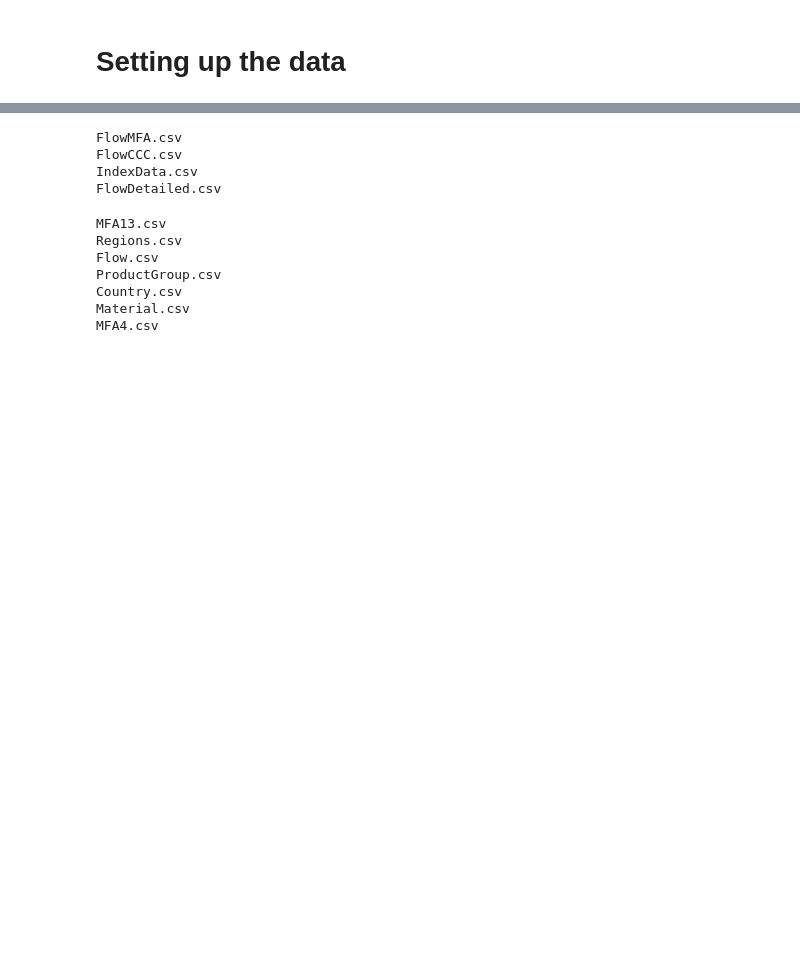
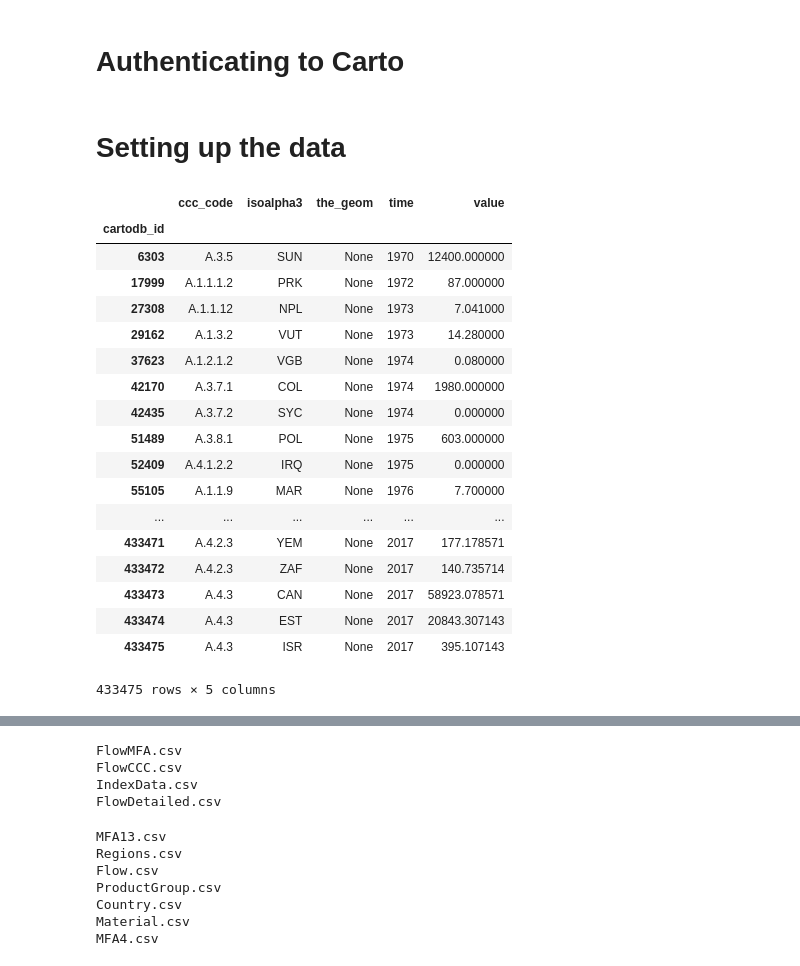
Before and after one commit to nsuberi/ResourceWatchCode, a Jupyter notebook: Notebooks for Exploring Specific Datasets/com_009 Material Flows.ipynb, the cells around one changed output, grey strips where cells are left out. Drawn from its saved outputs; the diff is of its cells as text; code cells hidden in the pictures; blank space fills up the shorter version.

```diff
--- a/Notebooks for Exploring Specific Datasets/com_009 Material Flows.ipynb
+++ b/Notebooks for Exploring Specific Datasets/com_009 Material Flows.ipynb
@@ -15,5 +21,13 @@ pd.options.display.max_rows = 100
 import matplotlib.pyplot as plt
 %matplotlib inline
+# %% [markdown]
+# Authenticating to Carto
+# %%
+CARTO_USER = 'wri-rw'
+CARTO_KEY = '' #os.environ.get('CARTO_KEY', None)
+
+cc = cartoframes.CartoContext(base_url='https://{}.carto.com/'.format(CARTO_USER),
+                              api_key=CARTO_KEY)
 # %% [markdown]
 # Setting up the data
 # %%
@@ -73,3 +87,25 @@ def read_last_100_rows(df):
     path = DATA_FOLDER + df
     size = sum(1 for l in open(path))
     return pd.read_csv(path, skiprows=range(100, size - 100), sep = ';')
+# %%
+cc.read('com_009_{}'.format(os.path.splitext(FLOW_CCC)[0].lower()))
+# %% [output]
+|  | ccc_code | isoalpha3 | the_geom | time | value |
+| cartodb_id |  |  |  |  |  |
+| 6303 | A.3.5 | SUN | None | 1970 | 12400.000000 |
+| 17999 | A.1.1.1.2 | PRK | None | 1972 | 87.000000 |
+| 27308 | A.1.1.12 | NPL | None | 1973 | 7.041000 |
+| 29162 | A.1.3.2 | VUT | None | 1973 | 14.280000 |
+| 37623 | A.1.2.1.2 | VGB | None | 1974 | 0.080000 |
+| 42170 | A.3.7.1 | COL | None | 1974 | 1980.000000 |
+| 42435 | A.3.7.2 | SYC | None | 1974 | 0.000000 |
+| 51489 | A.3.8.1 | POL | None | 1975 | 603.000000 |
+| 52409 | A.4.1.2.2 | IRQ | None | 1975 | 0.000000 |
+| 55105 | A.1.1.9 | MAR | None | 1976 | 7.700000 |
+| ... | ... | ... | ... | ... | ... |
+| 433471 | A.4.2.3 | YEM | None | 2017 | 177.178571 |
+| 433472 | A.4.2.3 | ZAF | None | 2017 | 140.735714 |
+| 433473 | A.4.3 | CAN | None | 2017 | 58923.078571 |
+| 433474 | A.4.3 | EST | None | 2017 | 20843.307143 |
+| 433475 | A.4.3 | ISR | None | 2017 | 395.107143 |
+433475 rows × 5 columns
```
Also changed, not shown: parts of 7 cells of this notebook, 8 other files.
